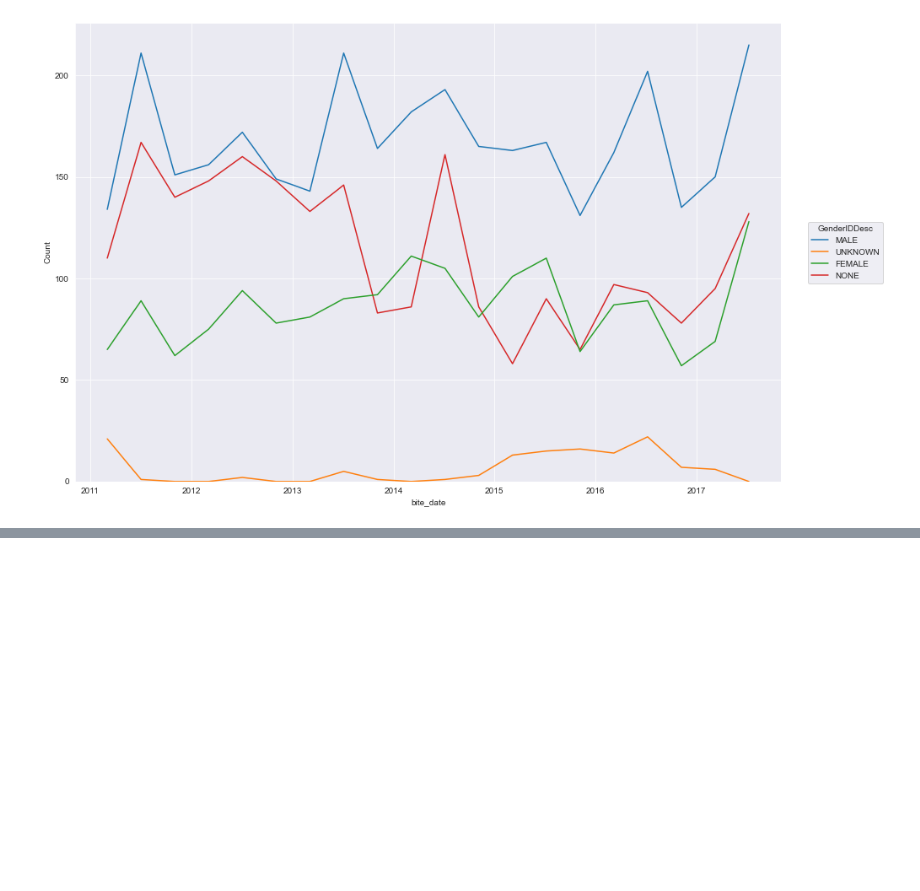
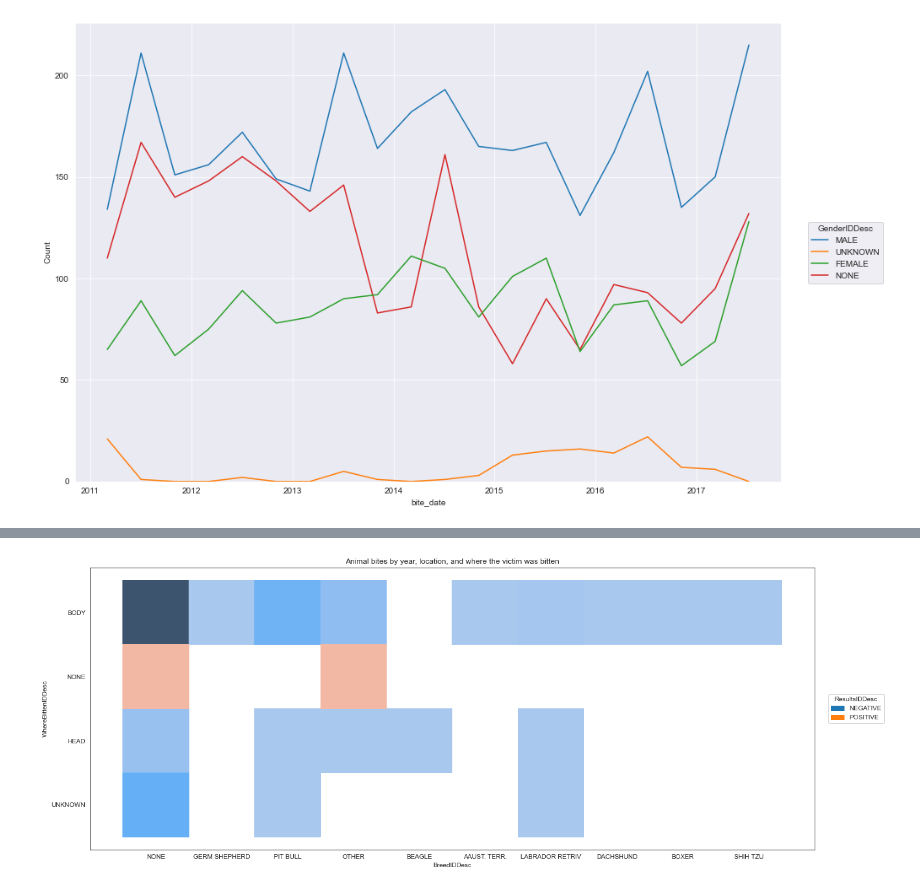
Before and after one commit to NickD-Dean/Springboard, a Jupyter notebook: Case Studies/Data Viz Presentation/Data Viz Assignment.ipynb, the cells around one changed output, grey strips where cells are left out. Saved outputs shown, nothing was run; the diff lists cells and outputs as text; code cells hidden in the pictures; blank space fills up the shorter version.

```diff
--- a/Case Studies/Data Viz Presentation/Data Viz Assignment.ipynb
+++ b/Case Studies/Data Viz Presentation/Data Viz Assignment.ipynb
@@ -268,0 +341,6 @@ move_legend(g, new_loc='center right', bbox_to_anchor=(1.15, 0.5))
+# %%
+rabies['bite_date'] = pd.to_datetime(rabies['bite_date'])
+rabies['bite_year'] = rabies['bite_date'].dt.year
+#Dropping bites after 2017 - there are only two bites from 2018-2021
+rabies=rabies[rabies.bite_year <= 2017]
+rabies.info()
@@ -268,0 +365,10 @@ move_legend(g, new_loc='center right', bbox_to_anchor=(1.15, 0.5))
+# %%
+# Filling NA values prior to plotting
+rabies.fillna('NONE', inplace=True)
+plt.figure(figsize=(20,8))
+sns.set_style('white')
+g = sns.histplot(data=rabies, x='BreedIDDesc', y='WhereBittenIDDesc', hue='ResultsIDDesc', multiple='stack')
+plt.title('Animal bites by year, location, and where the victim was bitten')
+move_legend(g, new_loc='center right', bbox_to_anchor=(1.1, 0.5));
+# %% [output]
+[figure, added]
```
Also changed, not shown: parts of 18 cells of this notebook.
